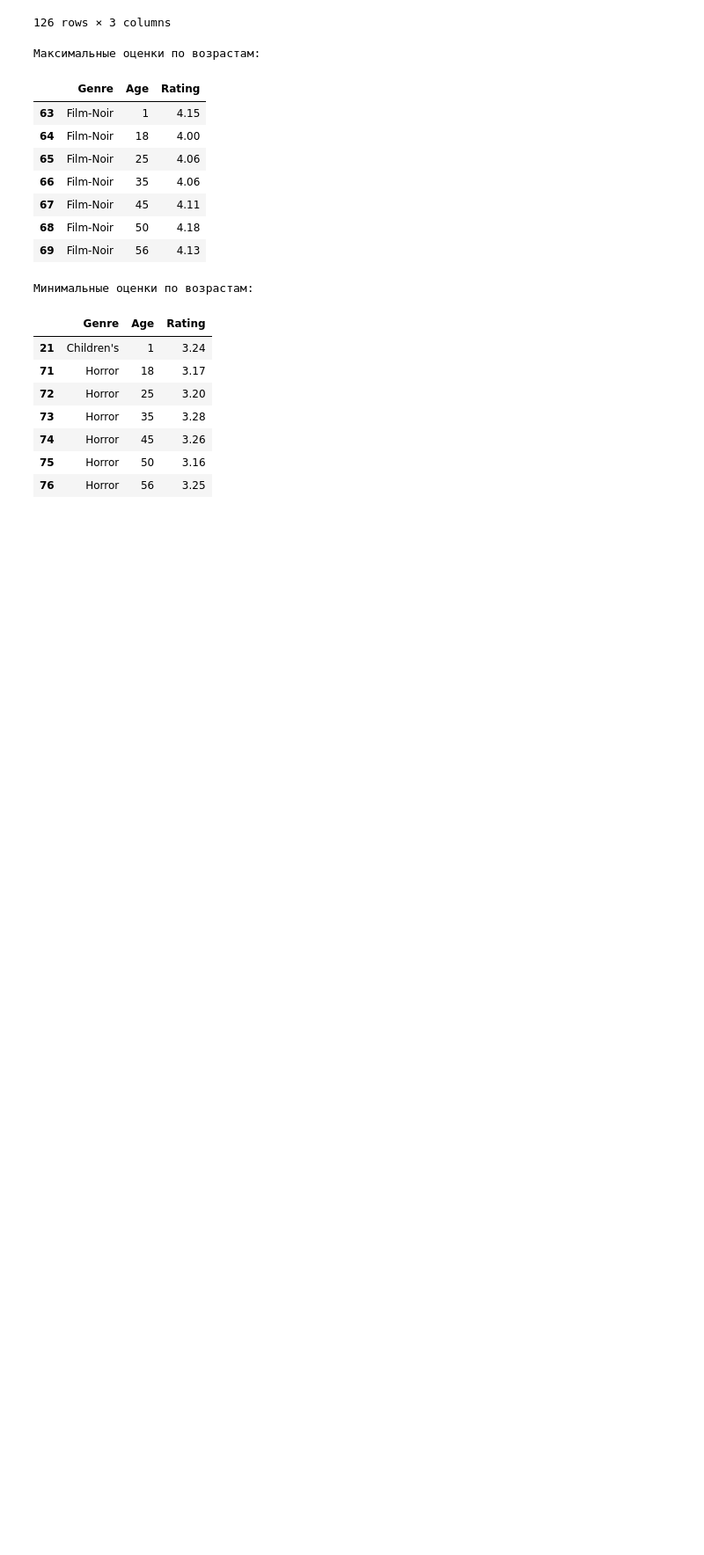
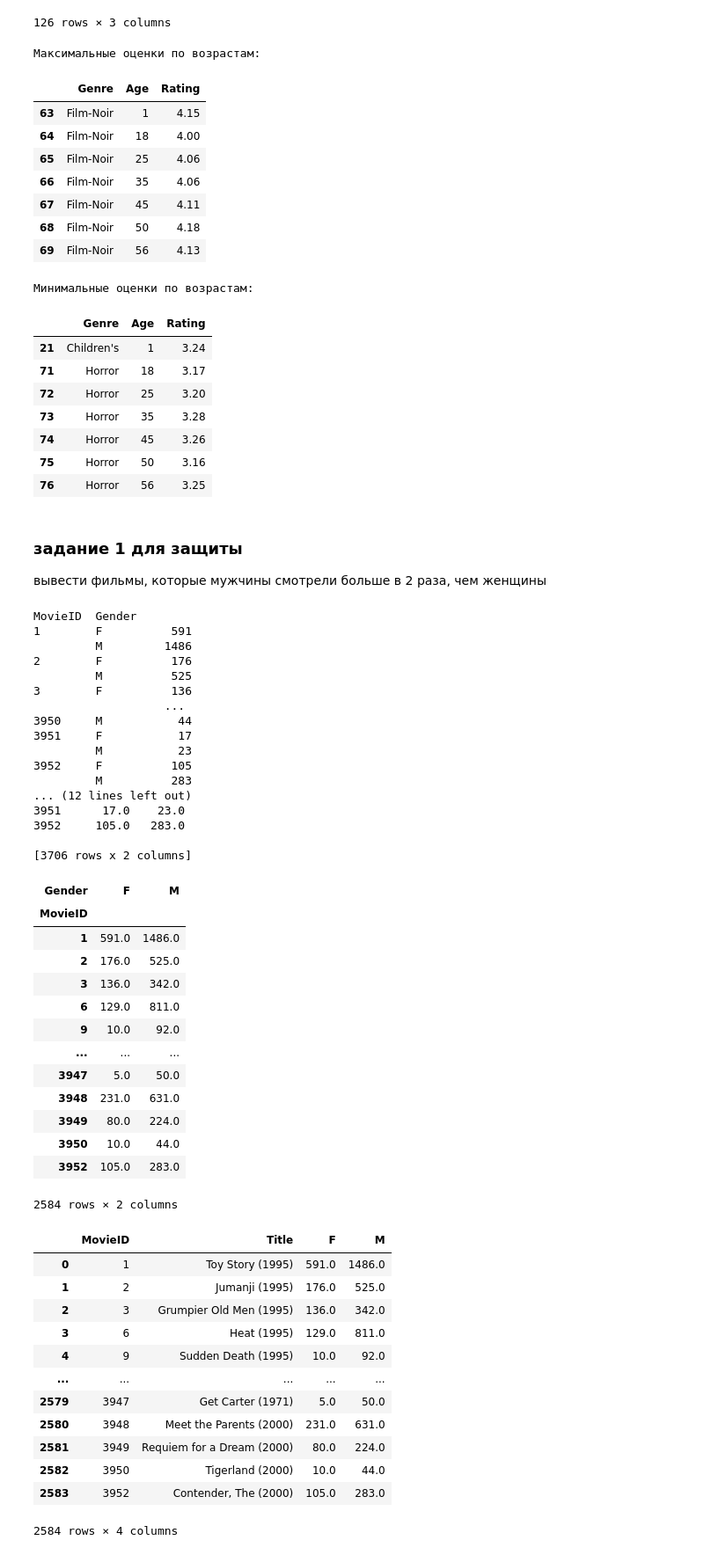
Before and after one commit to Garapace/SMIP, a Jupyter notebook: lab3/task1.ipynb, the cells around one changed output. Shown at 88% size. Cells and saved outputs as stored; diff of their text form; code cells hidden in the pictures; blank space fills up the shorter version.

```diff
--- a/lab3/task1.ipynb
+++ b/lab3/task1.ipynb
@@ -233,3 +247,64 @@ display(min_rating_by_age)
 | 74 | Horror | 45 | 3.26 |
 | 75 | Horror | 50 | 3.16 |
 | 76 | Horror | 56 | 3.25 |
+# %% [markdown]
+### задание 1 для защиты
+вывести фильмы, которые мужчины смотрели больше в 2 раза, чем женщины
+# %%
+counts = general_dataframe.groupby(['MovieID', 'Gender']).size()
+print(counts)
+counts_unstacked = counts.unstack()
+print(counts_unstacked)
+
+male_double_females_df = counts_unstacked[counts_unstacked['M'] >= 2 * counts_unstacked['F']]
+display(male_double_females_df)
+
+result_final_df = pd.merge(male_double_females_df, movies_dataframe[['MovieID', 'Title']], on='MovieID')
+
+result_final_df = result_final_df.sort_values(by='MovieID')
+display(result_final_df)
+# %% [output]
+MovieID  Gender
+1        F          591
+         M         1486
+2        F          176
+         M          525
+3        F          136
+                   ...
+3950     M           44
+3951     F           17
+         M           23
+3952     F          105
+         M          283
+... (12 lines left out)
+3951      17.0    23.0
+3952     105.0   283.0
+
+[3706 rows x 2 columns]
+| Gender | F | M |
+| MovieID |  |  |
+| 1 | 591.0 | 1486.0 |
+| 2 | 176.0 | 525.0 |
+| 3 | 136.0 | 342.0 |
+| 6 | 129.0 | 811.0 |
+| 9 | 10.0 | 92.0 |
+| ... | ... | ... |
+| 3947 | 5.0 | 50.0 |
+| 3948 | 231.0 | 631.0 |
+| 3949 | 80.0 | 224.0 |
+| 3950 | 10.0 | 44.0 |
+| 3952 | 105.0 | 283.0 |
+2584 rows × 2 columns
+|  | MovieID | Title | F | M |
+| 0 | 1 | Toy Story (1995) | 591.0 | 1486.0 |
+| 1 | 2 | Jumanji (1995) | 176.0 | 525.0 |
+| 2 | 3 | Grumpier Old Men (1995) | 136.0 | 342.0 |
+| 3 | 6 | Heat (1995) | 129.0 | 811.0 |
+| 4 | 9 | Sudden Death (1995) | 10.0 | 92.0 |
+| ... | ... | ... | ... | ... |
+| 2579 | 3947 | Get Carter (1971) | 5.0 | 50.0 |
+| 2580 | 3948 | Meet the Parents (2000) | 231.0 | 631.0 |
+| 2581 | 3949 | Requiem for a Dream (2000) | 80.0 | 224.0 |
+| 2582 | 3950 | Tigerland (2000) | 10.0 | 44.0 |
+| 2583 | 3952 | Contender, The (2000) | 105.0 | 283.0 |
+2584 rows × 4 columns
```
Also changed, not shown: parts of 3 cells of this notebook, 1 other file.
